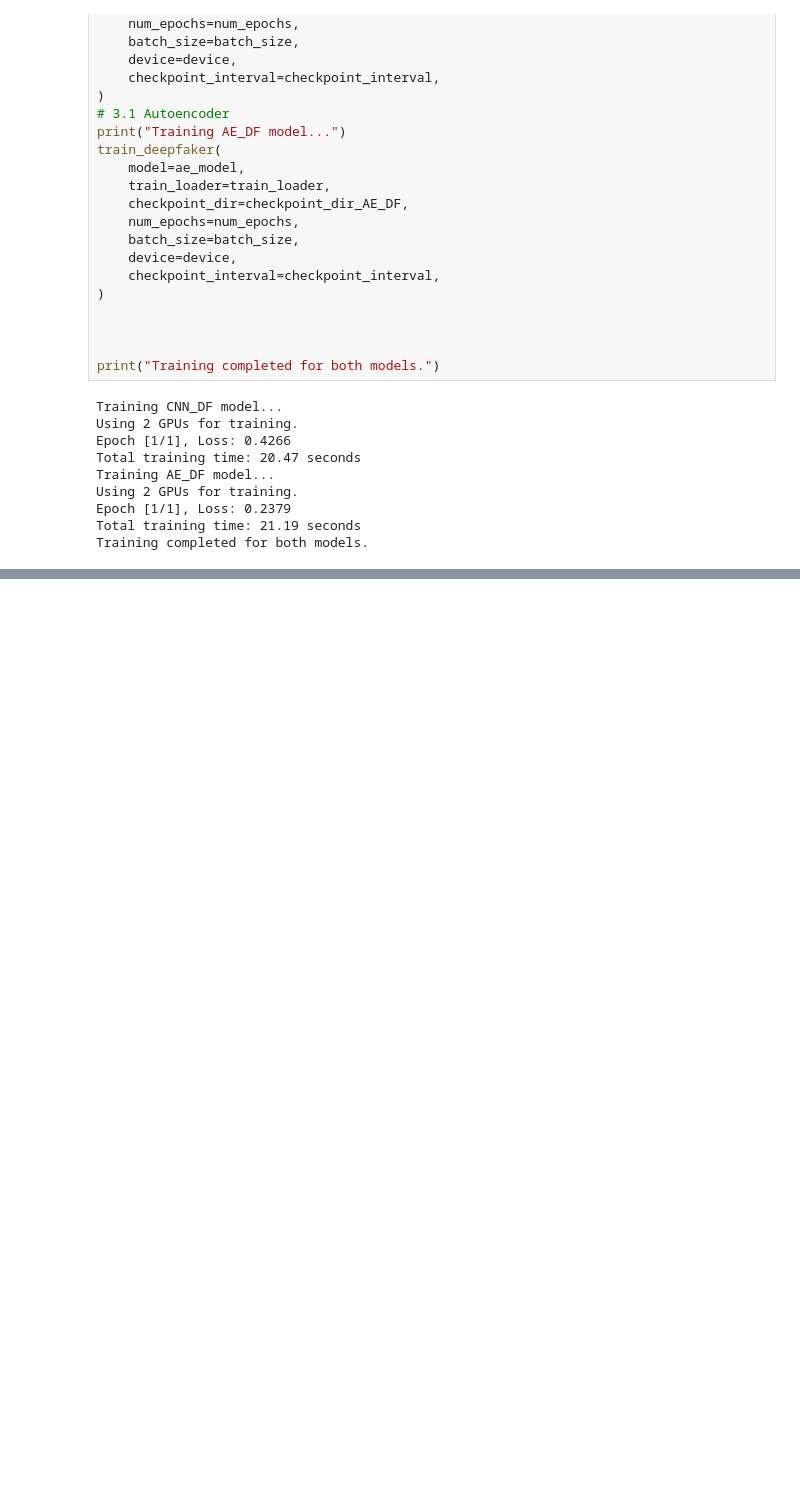
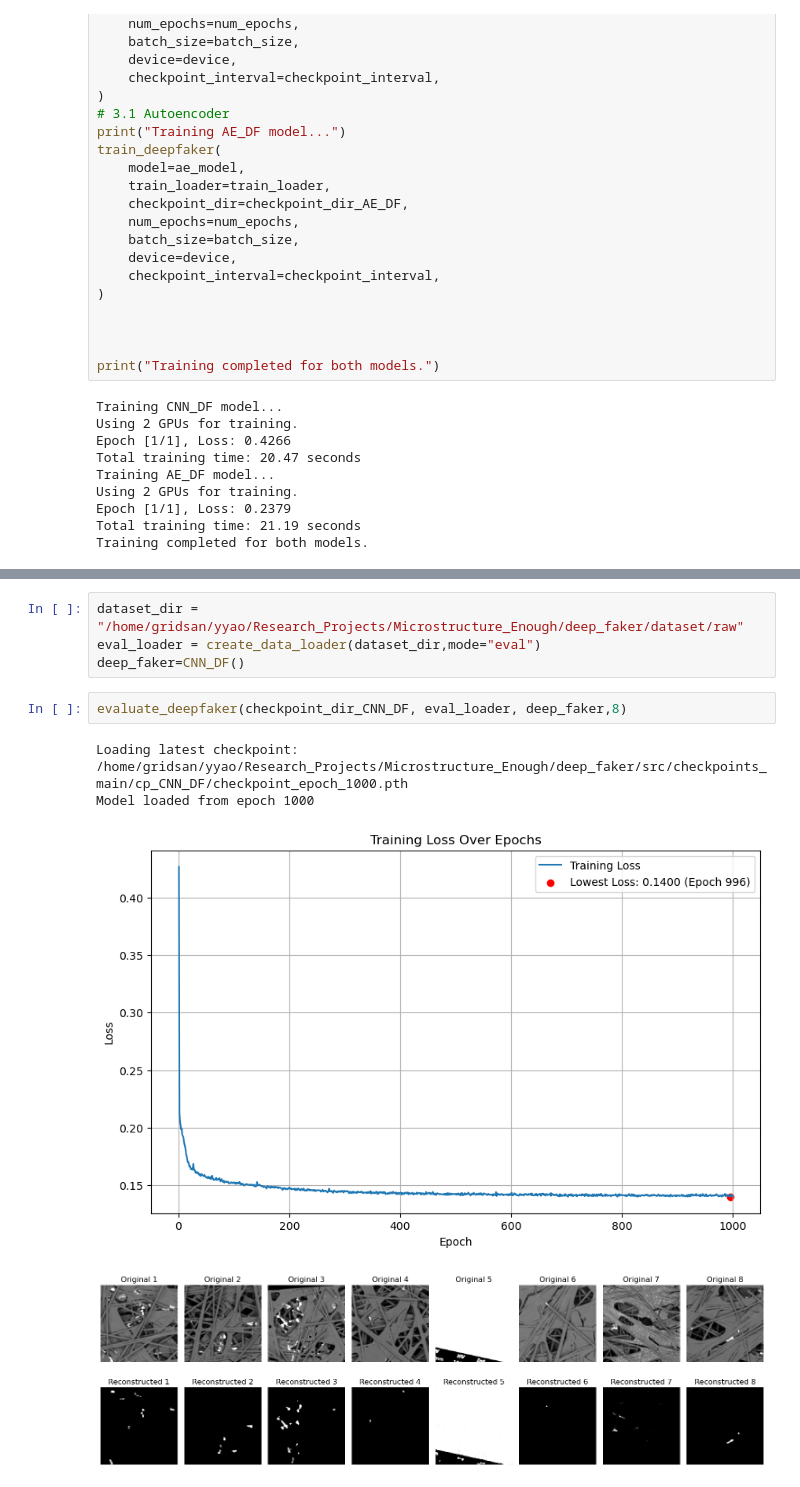
Before and after one commit to yuyao-mit/deep_faker, a Jupyter notebook: src/test.ipynb, the cells around one changed output, grey strips where cells are left out. Saved outputs shown, nothing was run; the diff lists cells and outputs as text; blank space fills up the shorter version.

```diff
--- a/src/test.ipynb
+++ b/src/test.ipynb
@@ -370,0 +591,11 @@ Training completed for both models.
+# %%
+dataset_dir = "/home/gridsan/yyao/Research_Projects/Microstructure_Enough/deep_faker/dataset/raw"
+eval_loader = create_data_loader(dataset_dir,mode="eval")
+deep_faker=CNN_DF()
+# %%
+evaluate_deepfaker(checkpoint_dir_CNN_DF, eval_loader, deep_faker,8)
+# %% [output]
+Loading latest checkpoint: /home/gridsan/yyao/Research_Projects/Microstructure_Enough/deep_faker/src/checkpoints_main/cp_CNN_DF/checkpoint_epoch_1000.pth
+Model loaded from epoch 1000
+[figure, added]
+[figure, added]
```
Also changed, not shown: parts of 8 cells of this notebook, 3 other files.
